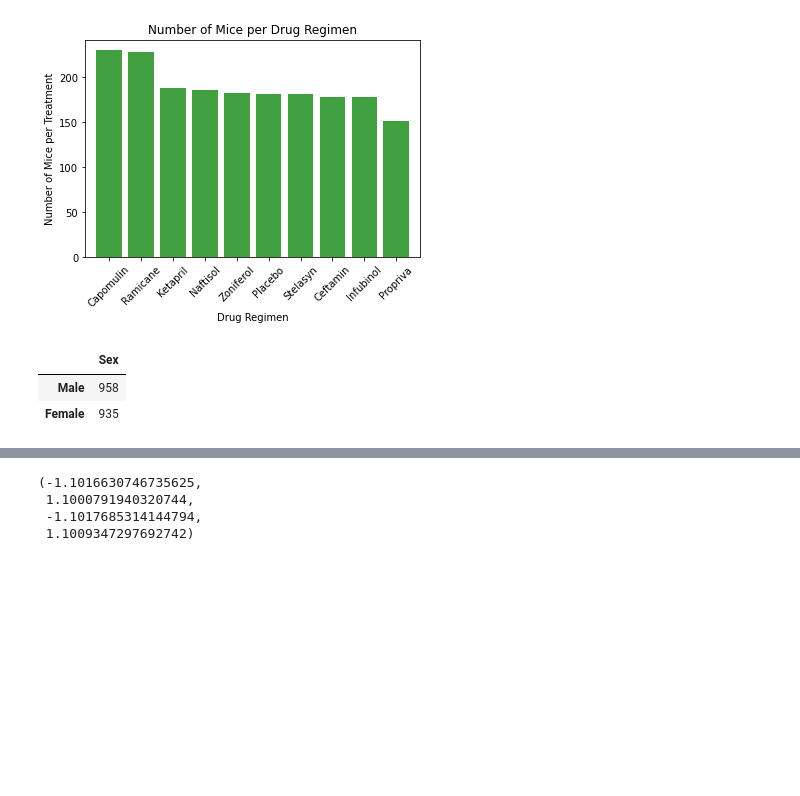
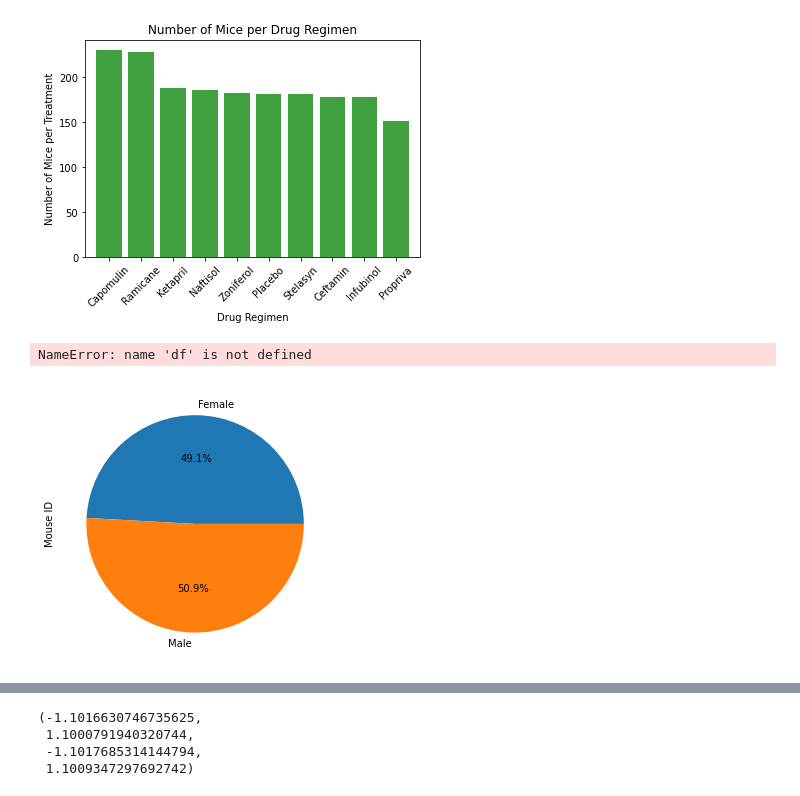
Before and after one commit to jump8621/Matplotlib_PowerofPlots, a Jupyter notebook: actual-Copy2.ipynb, the cells around one changed output, grey strips where cells are left out. Cells and saved outputs as stored; diff of their text form; code cells hidden in the pictures; blank space fills up the shorter version.

Commit message:
add data file

```diff
--- a/actual-Copy2.ipynb
+++ b/actual-Copy2.ipynb
@@ -416,17 +416,27 @@ plt.show
 <function matplotlib.pyplot.show(*args, **kw)>
 [figure]
 # %%
-unique_users_df = merge_df[["Mouse ID","Sex", "Age_months"]]
+# unique_users_df = merge_df[["Mouse ID","Sex", "Age_months"]]
 
-unique_users_df.head(30)
+# unique_users_df.head(30)
 
-gender = unique_users_df["Sex"].value_counts()
-gender
-df = pd.DataFrame(gender)
+# gender = unique_users_df["Sex"].value_counts()
+# gender
+# df = pd.DataFrame(gender)
 df.head()
 # %% [output]
-|  | Sex |
-| Male | 958 |
-| Female | 935 |
+NameError: name 'df' is not defined
+# %%
+#this is without dropping duplicates and is closer to the values shown in the example, and is counting the mice for exach time they are tested
+
+
+gender = merge2_df.groupby("Sex")
+
+gender_df = gender["Mouse ID"].count()
+gender_df
+
+plotdata = gender_df.plot.pie(figsize=(5,5), autopct="%1.1f%%")
+# %% [output]
+[figure, added]
 # %%
 # Generate a pie plot showing the distribution of female versus male mice using pandas
```
Also changed, not shown: parts of 5 cells of this notebook.
